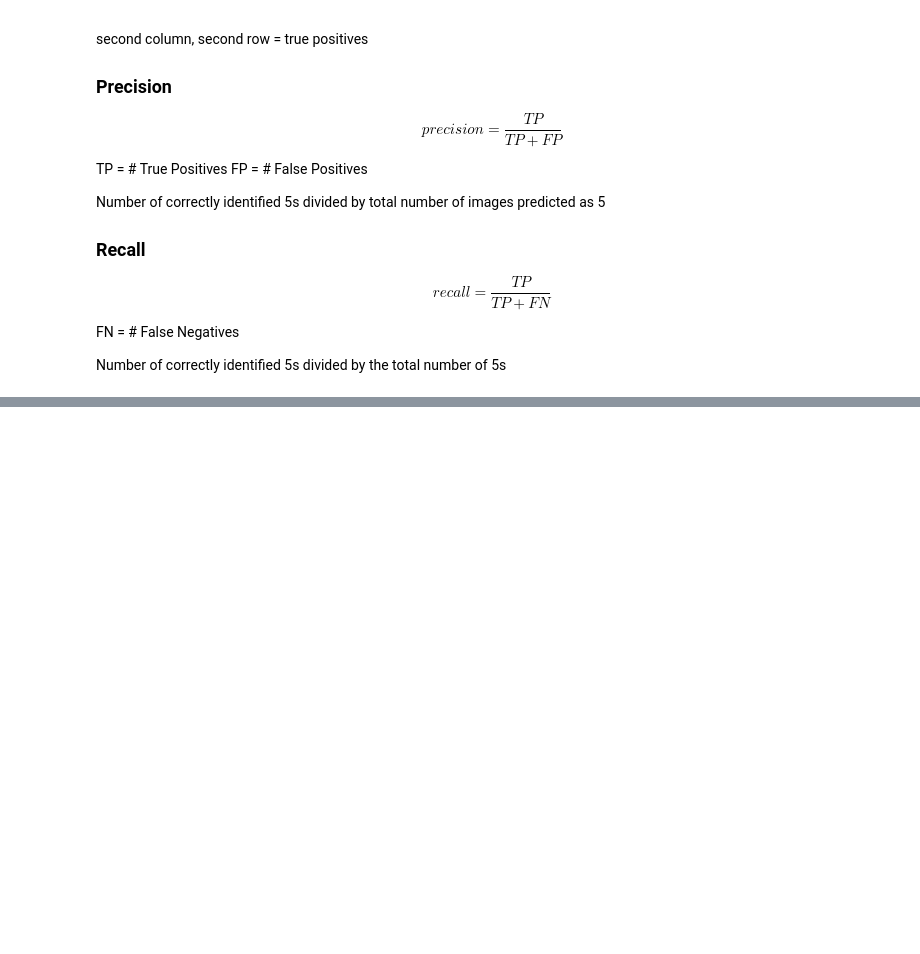
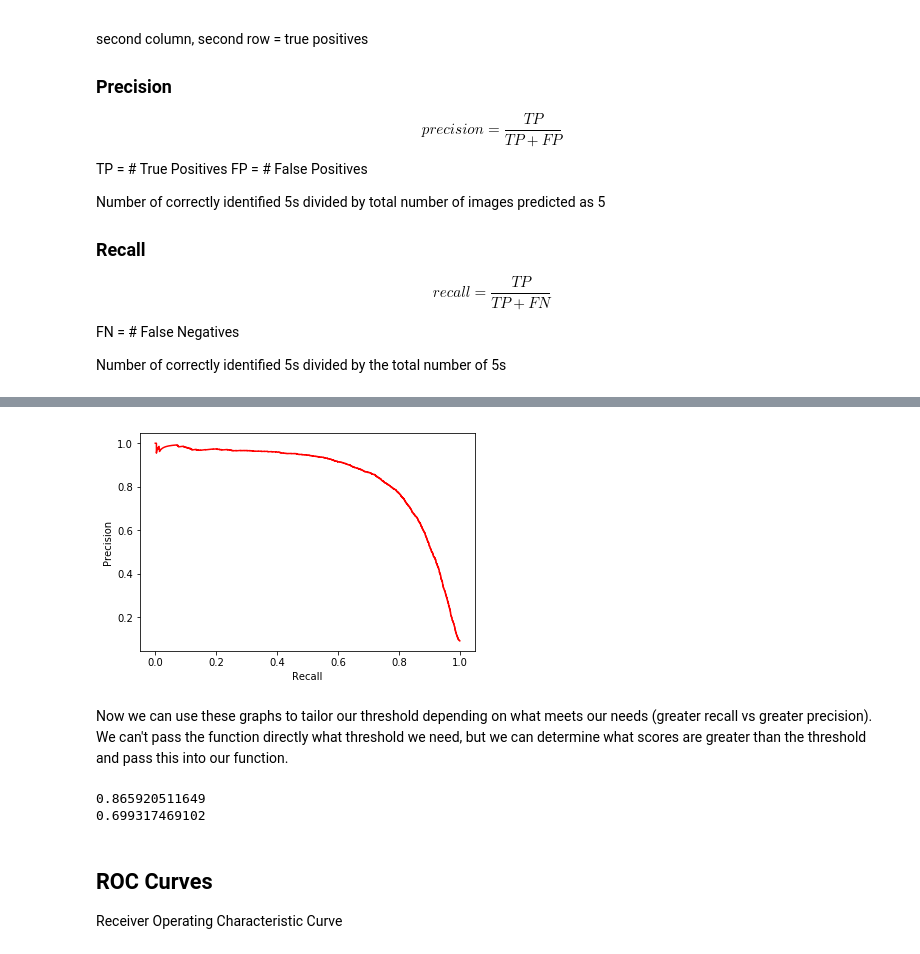
Before and after one commit to kurtrm/ml_projects, a Jupyter notebook: MNIST.ipynb, the cells around one changed output, grey strips where cells are left out. Saved outputs shown, nothing was run; the diff lists cells and outputs as text; code cells hidden in the pictures; blank space fills up the shorter version.

```diff
--- a/MNIST.ipynb
+++ b/MNIST.ipynb
@@ -184,0 +250,22 @@ Number of correctly identified 5s divided by the total number of 5s
+# %%
+def plot_recall_vs_precision(precisions, recalls):
+    plt.plot(recalls[:-1], precisions[:-1], "r-")
+    plt.xlabel("Recall")
+    plt.ylabel("Precision")
+
+plot_recall_vs_precision(precisions, recalls)
+# %% [output]
+[figure, added]
+# %% [markdown]
+Now we can use these graphs to tailor our threshold depending on what meets our needs (greater recall vs greater precision). We can't pass the function directly what threshold we need, but we can determine what scores are greater than the threshold and pass this into our function.
+# %%
+y_train_pred_90 = (y_scores > 70000)
+print(precision_score(y_train_5, y_train_pred_90))
+print(recall_score(y_train_5, y_train_pred_90))
+# %% [output]
+0.865920511649
+0.699317469102
+# %% [markdown]
+## ROC Curves
+
+Receiver Operating Characteristic Curve
```
Also changed, not shown: parts of 18 cells of this notebook.
